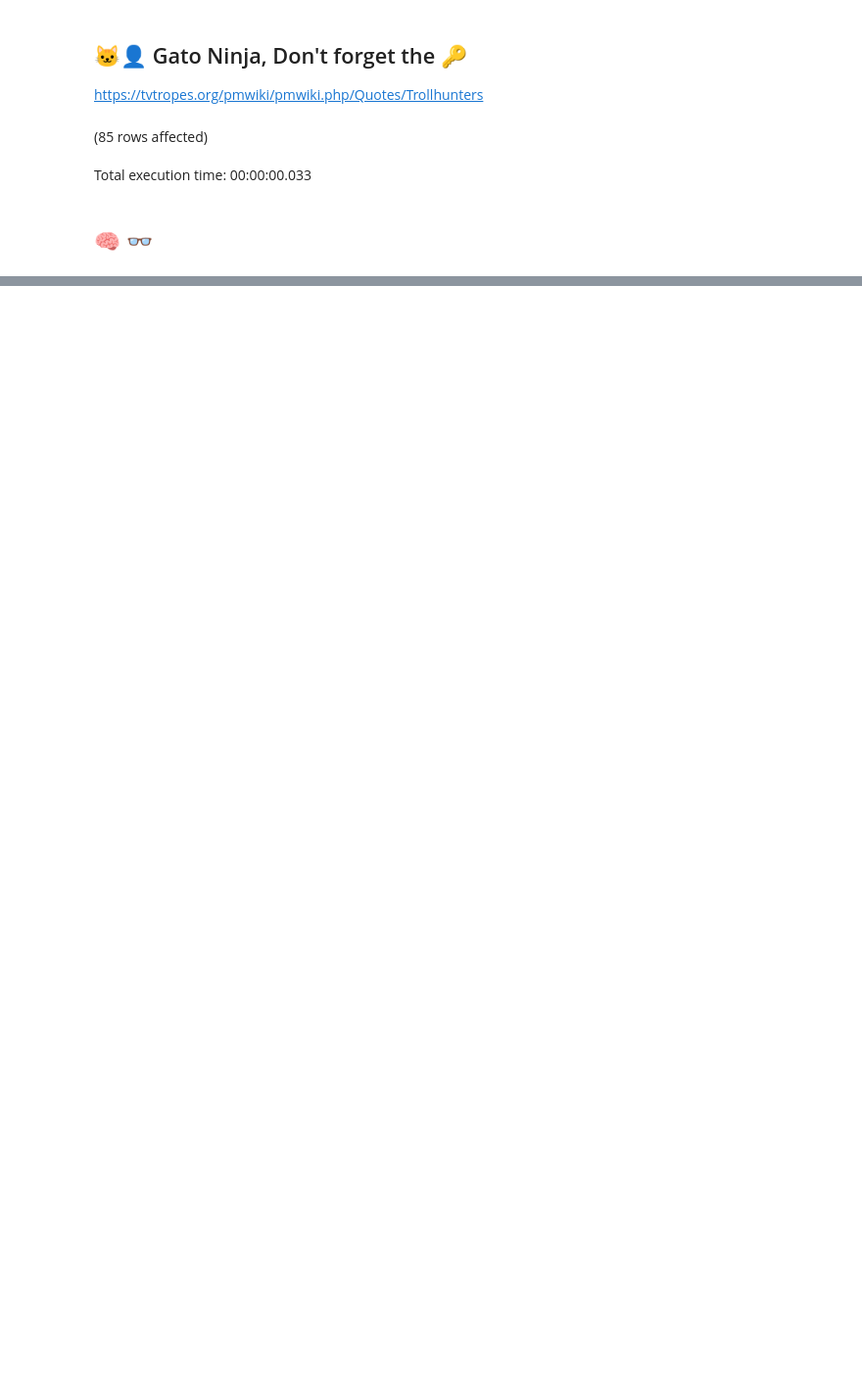
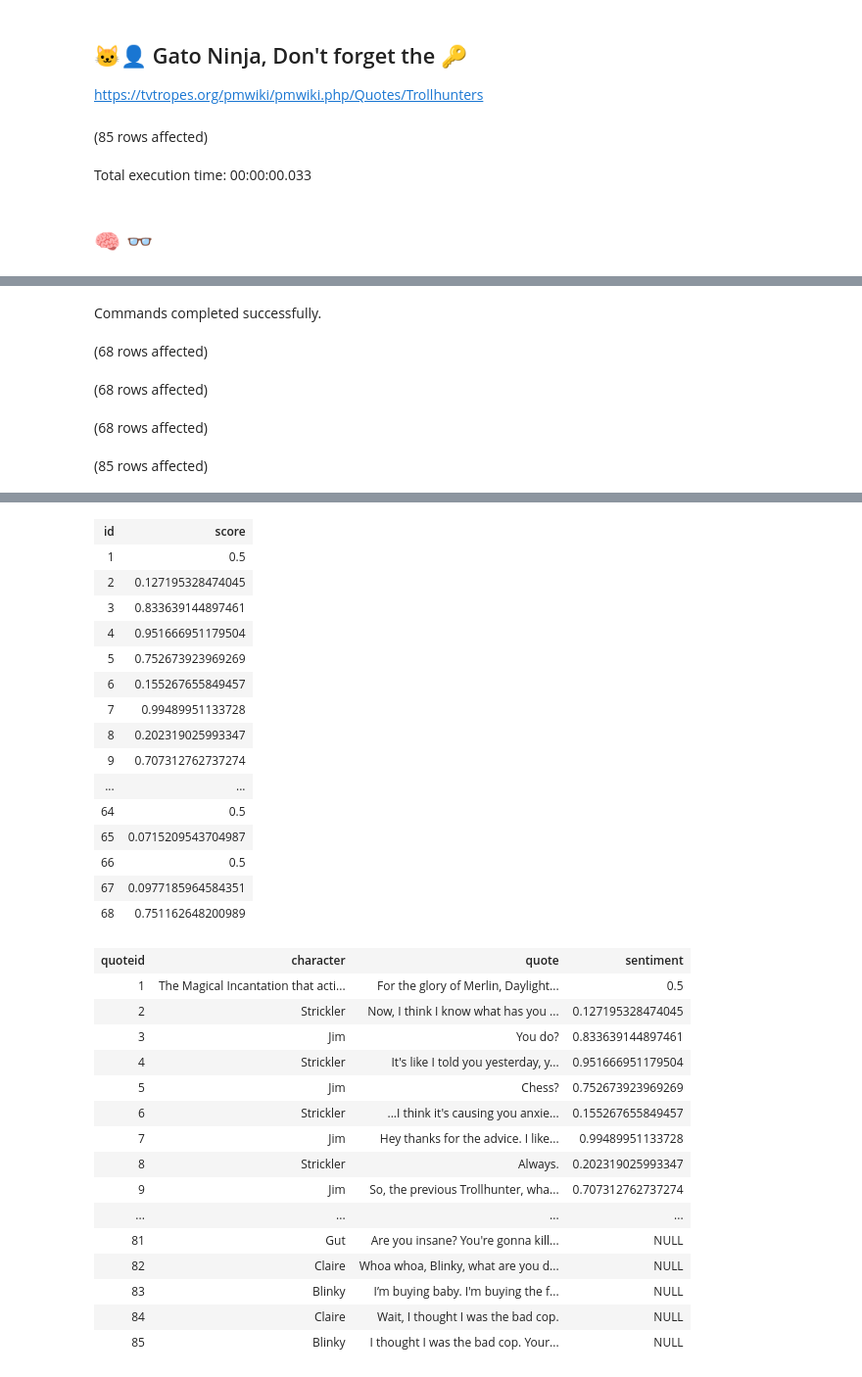
Before and after one commit to hfleitas/SentimentPrediction, a Jupyter notebook: Trollhunters.ipynb, the cells around one changed output, grey strips where cells are left out. Shown: that part at 98% size. Saved outputs shown, nothing was run; the diff lists cells and outputs as text; code cells hidden in the pictures; blank space fills up the shorter version.

Commit message:
fixed GetCognitiveAPIQuoteSentiment writes back score to sentiment

```diff
--- a/Trollhunters.ipynb
+++ b/Trollhunters.ipynb
@@ -143,7 +143,7 @@ Total execution time: 00:00:00.318
 | DocOut |
 | {"documents":[{"id":1,"language":... |
 # %%
-create or alter proc GetQuoteSentimentAPI
+create or alter proc GetCognitiveAPIQuoteSentiment
 as
 	declare @py nvarchar(max);
 
@@ -168,10 +168,24 @@ df2 = json_normalize(rds, "documents")';
 	insert into apiresults
 	exec sp_execute_external_script @language = N'Python'
 		,@script = @py
-		,@input_data_1 = N'select * from JsonDocuments'
+		,@input_data_1 = N'select * from JsonQuotes'
 		,@input_data_1_name = N'jsondocs'
    		,@output_data_1_name =  N'df2'
 	select * from apiresults;
+
+	update 	q
+		set q.Sentiment = a.Score
+	from 	Quotes q
+	inner join apiresults a
+		on q.quoteid = a.id
+	where 	q.Sentiment is null;
 go
-exec GetQuoteSentimentAPI
-go
+exec GetCognitiveAPIQuoteSentiment;
+
+select * from Quotes;
+# %% [output]
+Commands completed successfully.
+(68 rows affected)
+(68 rows affected)
+(68 rows affected)
+(85 rows affected)
@@ -177,0 +193,32 @@ go
+| id | score |
+| 1 | 0.5 |
+| 2 | 0.127195328474045 |
+| 3 | 0.833639144897461 |
+| 4 | 0.951666951179504 |
+| 5 | 0.752673923969269 |
+| 6 | 0.155267655849457 |
+| 7 | 0.99489951133728 |
+| 8 | 0.202319025993347 |
+| 9 | 0.707312762737274 |
+| ... | ... |
+| 64 | 0.5 |
+| 65 | 0.0715209543704987 |
+| 66 | 0.5 |
+| 67 | 0.0977185964584351 |
+| 68 | 0.751162648200989 |
+| quoteid | character | quote | sentiment |
+| 1 | The Magical Incantation that acti... | For the glory of Merlin, Daylight... | 0.5 |
+| 2 | Strickler | Now, I think I know what has you ... | 0.127195328474045 |
+| 3 | Jim | You do? | 0.833639144897461 |
+| 4 | Strickler | It's like I told you yesterday, y... | 0.951666951179504 |
+| 5 | Jim | Chess? | 0.752673923969269 |
+| 6 | Strickler | ...I think it's causing you anxie... | 0.155267655849457 |
+| 7 | Jim | Hey thanks for the advice. I like... | 0.99489951133728 |
+| 8 | Strickler | Always. | 0.202319025993347 |
+| 9 | Jim | So, the previous Trollhunter, wha... | 0.707312762737274 |
+| ... | ... | ... | ... |
+| 81 | Gut | Are you insane? You're gonna kill... | NULL |
+| 82 | Claire | Whoa whoa, Blinky, what are you d... | NULL |
+| 83 | Blinky | I’m buying baby. I'm buying the f... | NULL |
+| 84 | Claire | Wait, I thought I was the bad cop. | NULL |
+| 85 | Blinky | I thought I was the bad cop. Your... | NULL |
```
Also changed, not shown: parts of 2 cells of this notebook.
